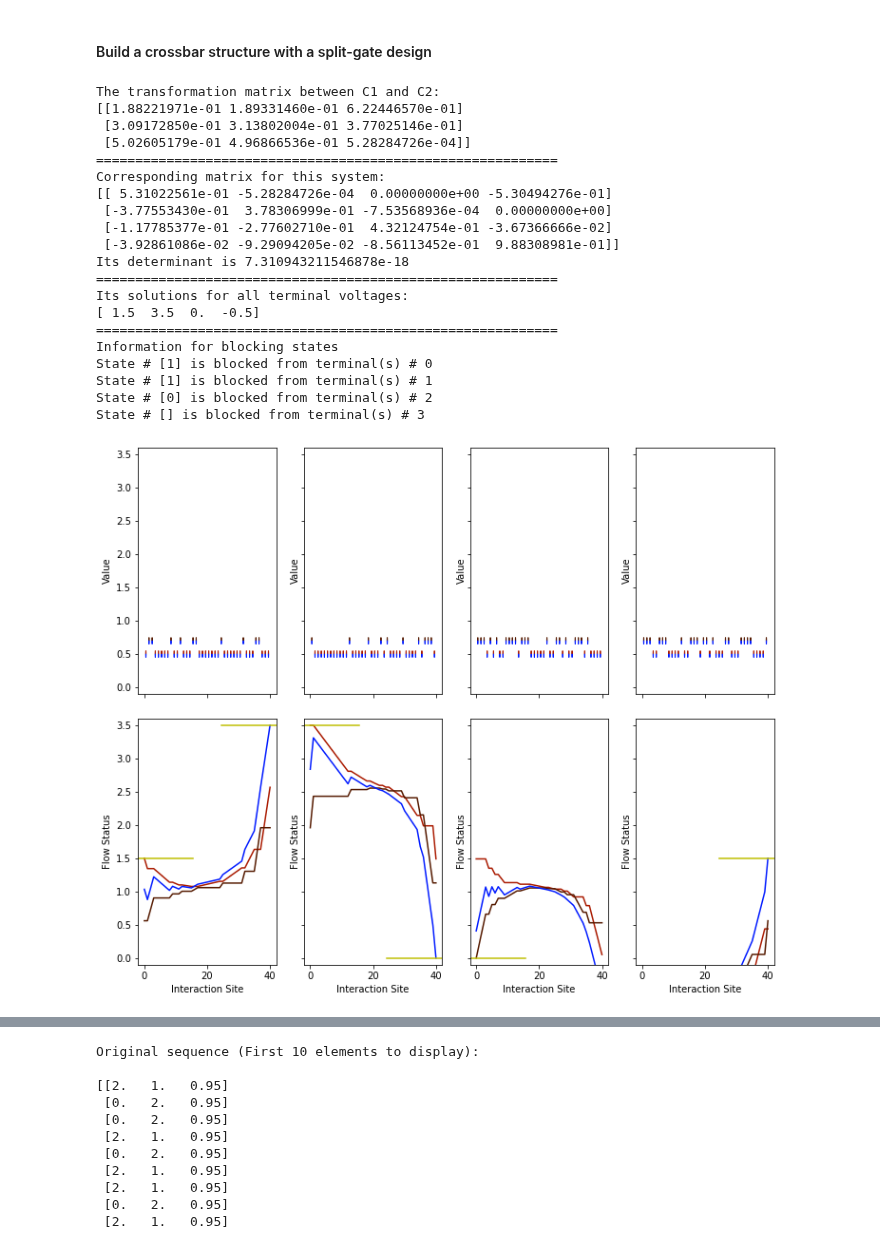
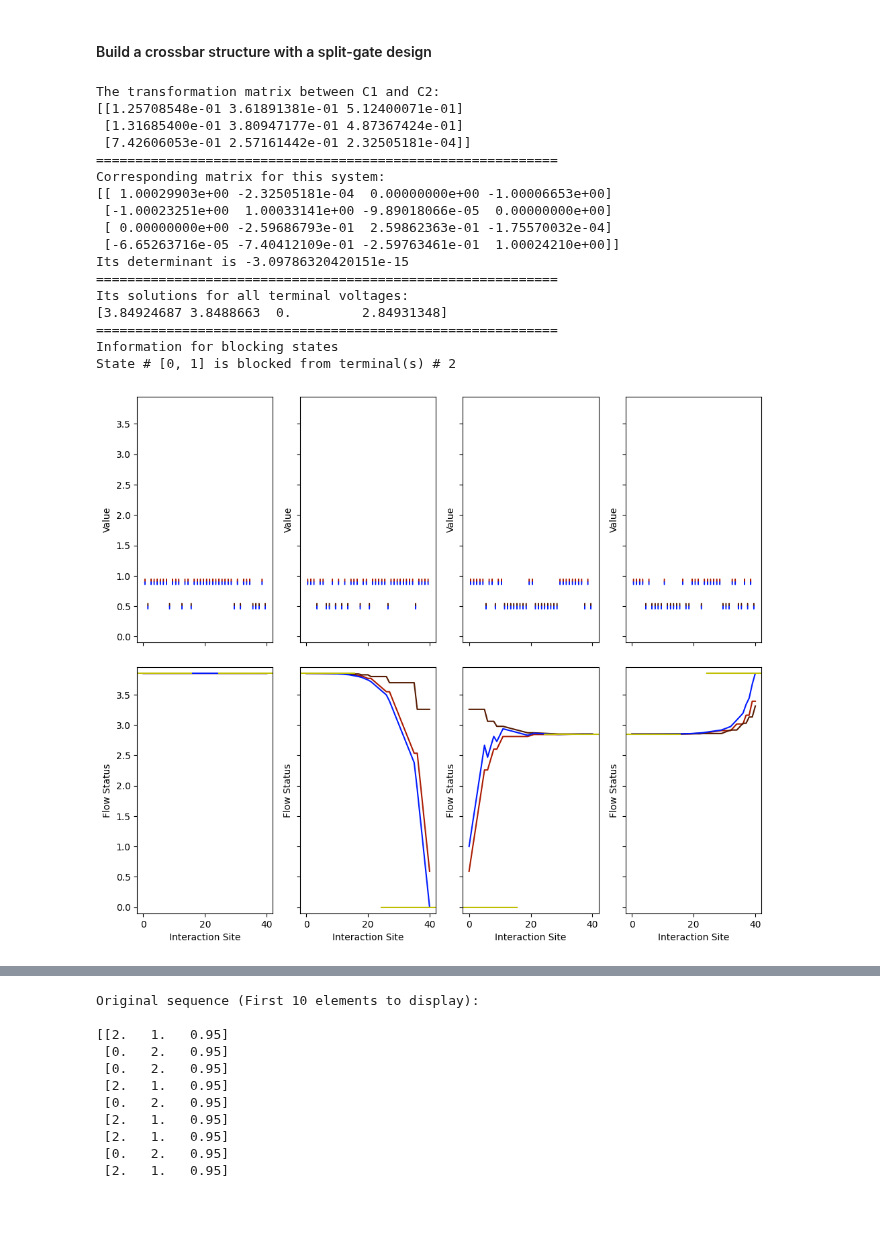
Before and after one commit to LarsonLaugh/Counterfusion, a Jupyter notebook: demo.ipynb, the cells around one changed output, grey strips where cells are left out. Cells and saved outputs as stored; diff of their text form; code cells hidden in the pictures; blank space fills up the shorter version.

```diff
--- a/demo.ipynb
+++ b/demo.ipynb
@@ -571,9 +571,9 @@ zeroVoltTerminal = 2
 #===============================================================
 # Information of scattering events
 # Interaction parameters
-beta = 0.5
-delta = 0.7
-blockStates = [[0,[1]],[1,[1]],[2,[0]],[3,[]]]
+beta = 0.9
+delta = 0.5
+blockStates = [[2,[0,1]]]
 # The definition of blocking_state should strictly follow this rule:
 # [[index_of_terminal#1,[all blocked states in this terminal]],[[index_of_terminal#2,[all blocked states in this terminal],...]]]
 #===============================================================
@@ -594,47 +594,44 @@ for edgeDef in edgeDefs:
 graph = []
 for edgeInfo in edgesInfo:
     graph.append(Edge(edgeInfo,totalNumMover,numForwardMover))
 
 print("The transformation matrix between C1 and C2:")
 print(graph[0].trans_mat())
 print("===========================================================")
 nodesCurrent = [1,0,-1,0]
 sys = System(nodesCurrent,graph,numForwardMover,zeroVoltTerminal,blockStates)
 #================================================================
 # Your system has been defined, let us make some fun out of it.
 print("Corresponding matrix for this system:")
 M = sys.mastermat()
 print(M)
 print("Its determinant is", np.linalg.det(sys.mastermat()))
 print("===========================================================")
 print("Its solutions for all terminal voltages:")
 print(sys.solve())
 print("===========================================================")
 print("Information for blocking states")
 [print("State #",info[1],"is blocked from terminal(s) #", info[0]) for info in blockStates]
 axs=sys.plot()
 # %% [output]
 The transformation matrix between C1 and C2:
-[[1.88221971e-01 1.89331460e-01 6.22446570e-01]
- [3.09172850e-01 3.13802004e-01 3.77025146e-01]
- [5.02605179e-01 4.96866536e-01 5.28284726e-04]]
+[[1.25708548e-01 3.61891381e-01 5.12400071e-01]
+ [1.31685400e-01 3.80947177e-01 4.87367424e-01]
+ [7.42606053e-01 2.57161442e-01 2.32505181e-04]]
 ===========================================================
 Corresponding matrix for this system:
-[[ 5.31022561e-01 -5.28284726e-04  0.00000000e+00 -5.30494276e-01]
- [-3.77553430e-01  3.78306999e-01 -7.53568936e-04  0.00000000e+00]
- [-1.17785377e-01 -2.77602710e-01  4.32124754e-01 -3.67366666e-02]
- [-3.92861086e-02 -9.29094205e-02 -8.56113452e-01  9.88308981e-01]]
-Its determinant is 7.310943211546878e-18
+[[ 1.00029903e+00 -2.32505181e-04  0.00000000e+00 -1.00006653e+00]
+ [-1.00023251e+00  1.00033141e+00 -9.89018066e-05  0.00000000e+00]
+ [ 0.00000000e+00 -2.59686793e-01  2.59862363e-01 -1.75570032e-04]
+ [-6.65263716e-05 -7.40412109e-01 -2.59763461e-01  1.00024210e+00]]
+Its determinant is -3.09786320420151e-15
 ===========================================================
 Its solutions for all terminal voltages:
-[ 1.5  3.5  0.  -0.5]
+[3.84924687 3.8488663  0.         2.84931348]
 ===========================================================
 Information for blocking states
-State # [1] is blocked from terminal(s) # 0
-State # [1] is blocked from terminal(s) # 1
-State # [0] is blocked from terminal(s) # 2
-State # [] is blocked from terminal(s) # 3
+State # [0, 1] is blocked from terminal(s) # 2
-[figure, old version]
+[figure, new version]
 # %%
 [print(sum(M[:,i])) for i in range(4)]
 # %% [output]
```
Also changed, not shown: parts of 2 cells of this notebook, 1 other file.
